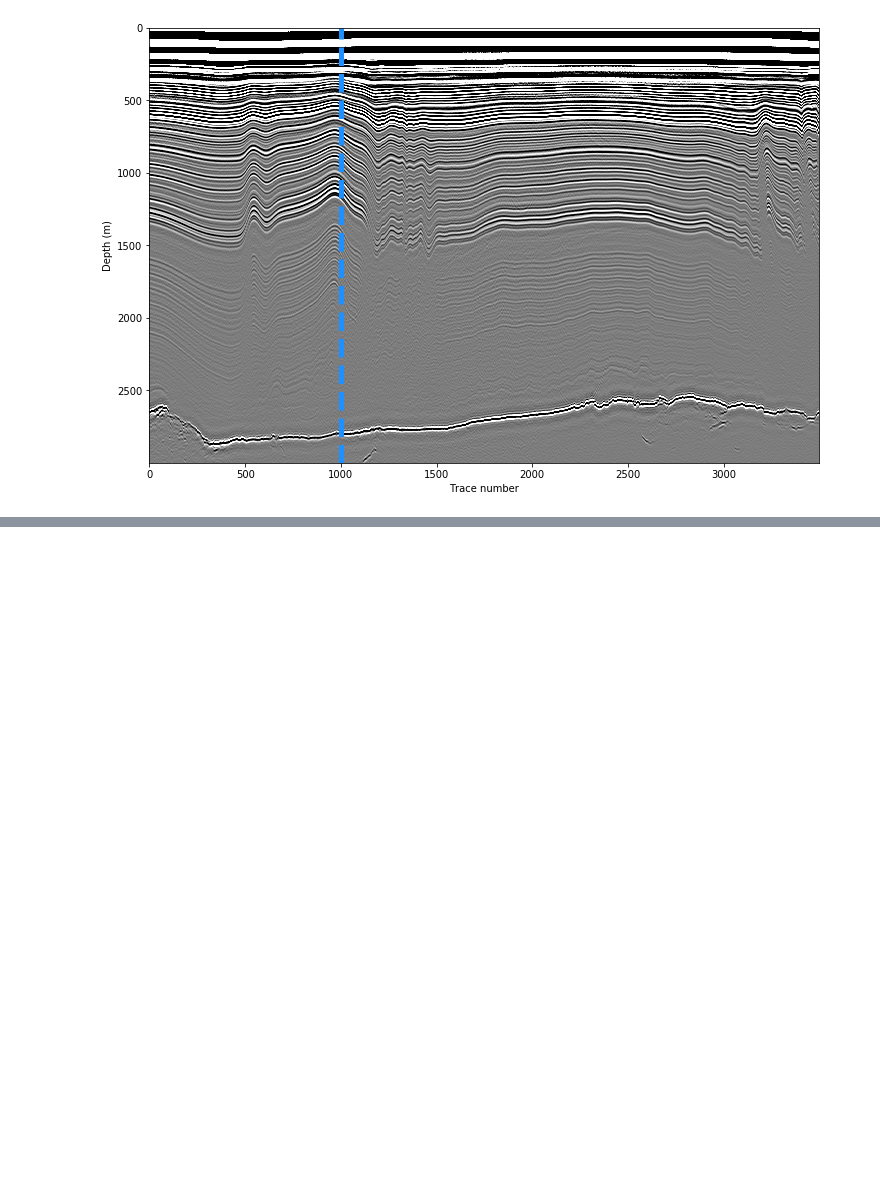
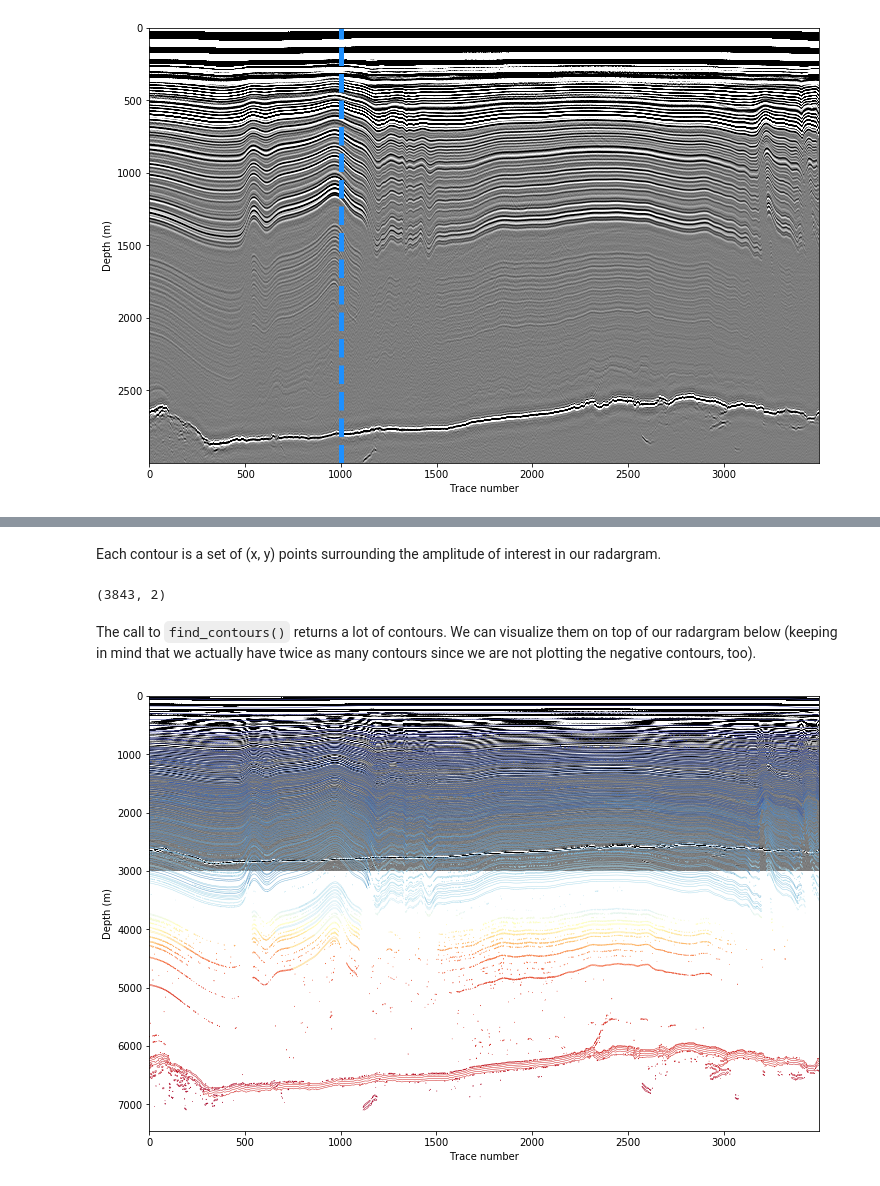
Before and after one commit to Jakidxav/ImpDAR_tutorials, a Jupyter notebook: autopicker/ImpDAR_Autopicking_Tutorial.ipynb, the cells around one changed output, grey strips where cells are left out. Cells and saved outputs as stored; diff of their text form; code cells hidden in the pictures; blank space fills up the shorter version.

```diff
--- a/autopicker/ImpDAR_Autopicking_Tutorial.ipynb
+++ b/autopicker/ImpDAR_Autopicking_Tutorial.ipynb
@@ -114,0 +131,30 @@ The whole process should be more or less automatic. It is recommended that the u
+# %%
+#get positive and negative contours around some amplitude
+pos = find_contours(dat, 3)
+neg = find_contours(dat, -3)
+# %% [markdown]
+Each contour is a set of (x, y) points surrounding the amplitude of interest in our radargram.
+# %%
+#each contour is a set of (x,y) pairs
+print(np.shape(pos[0]))
+# %% [output]
+(3843, 2)
+# %% [markdown]
+The call to `find_contours()` returns a lot of contours. We can visualize them on top of our radargram below (keeping in mind that we actually have twice as many contours since we are not plotting the negative contours, too).
+# %%
+#### fig, ax = plt.subplots(figsize=(14, 9))
+plot.plot_radargram(dat, ydat='depth')#, fig=fig, ax=ax)
+
+#ax.set_yticks(y_ticklist)
+#ax.set_yticklabels(y_ticklabels, fontsize=6)
+
+#contours go to 7000 (yaxis), but should only go to ~ 3000
+#this issue comes from the fact that dat.travel_time and dat.nmo_depth have shape ~ (7000,)
+#but this is not being shown
+for i, contour in enumerate(pos):
+    c = cm.RdYlBu_r(i/len(pos))
+    plt.plot(contour[:, 1], contour[:, 0], linewidth=0.5, color=c)
+
+plt.show()
+# %% [output]
+[figure, added]
```
Also changed, not shown: parts of 18 cells of this notebook, 2 other files.
